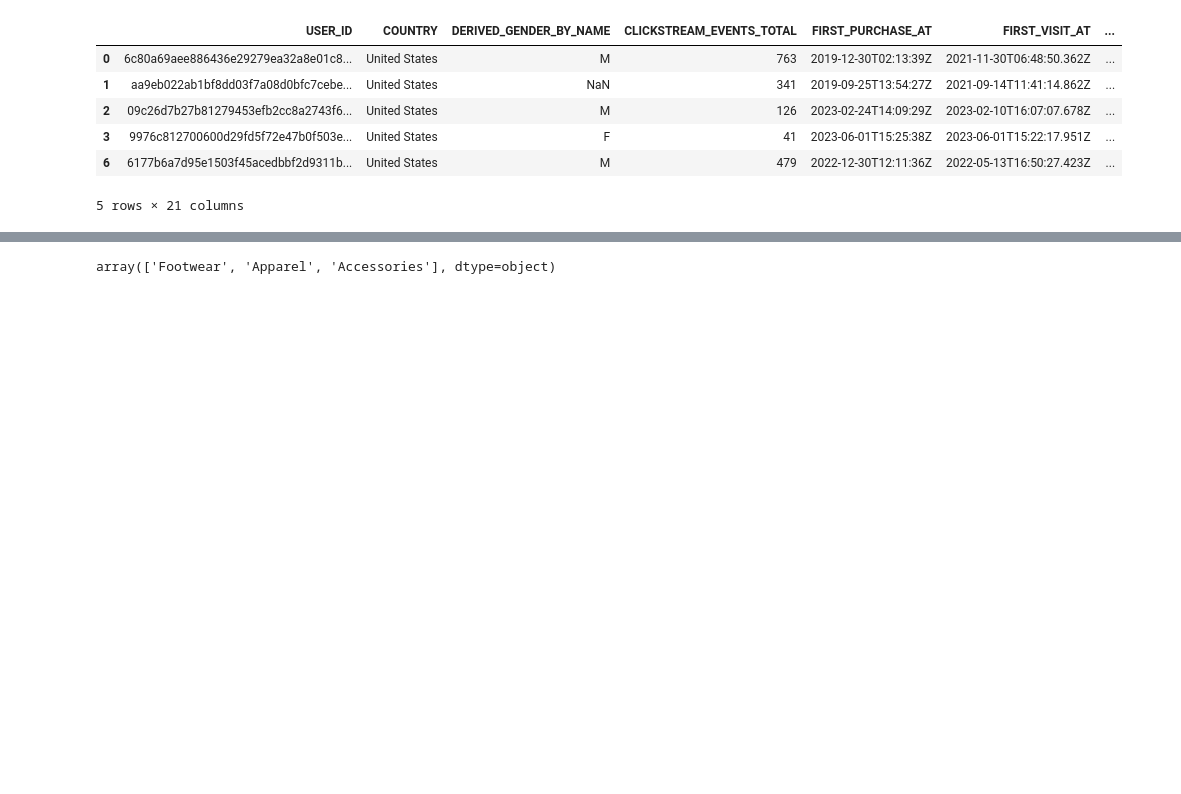
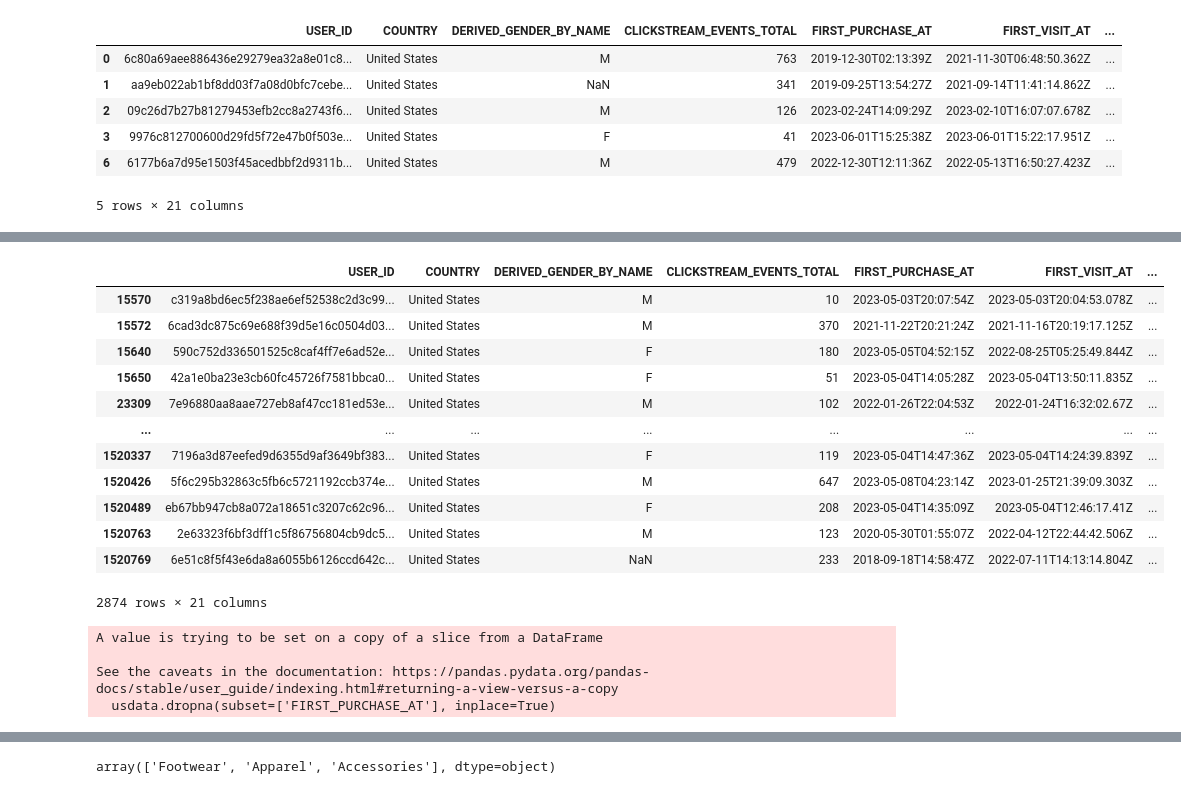
Before and after one commit to wildd96/all-recsys, a Jupyter notebook: eda.ipynb, the cells around one changed output, grey strips where cells are left out. Drawn from its saved outputs; the diff is of its cells as text; code cells hidden in the pictures; blank space fills up the shorter version.

Commit message:
Filling NaN values

```diff
--- a/eda.ipynb
+++ b/eda.ipynb
@@ -96,0 +172,23 @@ usdata.head()
+# %%
+usdata[usdata['PRICE_INFORMATION'].isna()]
+# %% [output]
+|  | USER_ID | COUNTRY | DERIVED_GENDER_BY_NAME | CLICKSTREAM_EVENTS_TOTAL | FIRST_PURCHASE_AT | FIRST_VISIT_AT | ... |
+| 15570 | c319a8bd6ec5f238ae6ef52538c2d3c99... | United States | M | 10 | 2023-05-03T20:07:54Z | 2023-05-03T20:04:53.078Z | ... |
+| 15572 | 6cad3dc875c69e688f39d5e16c0504d03... | United States | M | 370 | 2021-11-22T20:21:24Z | 2021-11-16T20:19:17.125Z | ... |
+| 15640 | 590c752d336501525c8caf4ff7e6ad52e... | United States | F | 180 | 2023-05-05T04:52:15Z | 2022-08-25T05:25:49.844Z | ... |
+| 15650 | 42a1e0ba23e3cb60fc45726f7581bbca0... | United States | F | 51 | 2023-05-04T14:05:28Z | 2023-05-04T13:50:11.835Z | ... |
+| 23309 | 7e96880aa8aae727eb8af47cc181ed53e... | United States | M | 102 | 2022-01-26T22:04:53Z | 2022-01-24T16:32:02.67Z | ... |
+| ... | ... | ... | ... | ... | ... | ... | ... |
+| 1520337 | 7196a3d87eefed9d6355d9af3649bf383... | United States | F | 119 | 2023-05-04T14:47:36Z | 2023-05-04T14:24:39.839Z | ... |
+| 1520426 | 5f6c295b32863c5fb6c5721192ccb374e... | United States | M | 647 | 2023-05-08T04:23:14Z | 2023-01-25T21:39:09.303Z | ... |
+| 1520489 | eb67bb947cb8a072a18651c3207c62c96... | United States | F | 208 | 2023-05-04T14:35:09Z | 2023-05-04T12:46:17.41Z | ... |
+| 1520763 | 2e63323f6bf3dff1c5f86756804cb9dc5... | United States | M | 123 | 2020-05-30T01:55:07Z | 2022-04-12T22:44:42.506Z | ... |
+| 1520769 | 6e51c8f5f43e6da8a6055b6126ccd642c... | United States | NaN | 233 | 2018-09-18T14:58:47Z | 2022-07-11T14:13:14.804Z | ... |
+2874 rows × 21 columns
+# %%
+usdata.dropna(subset=['FIRST_PURCHASE_AT'], inplace=True)
+# %% [output]
+A value is trying to be set on a copy of a slice from a DataFrame
+
+See the caveats in the documentation: https://pandas.pydata.org/pandas-docs/stable/user_guide/indexing.html#returning-a-view-versus-a-copy
+  usdata.dropna(subset=['FIRST_PURCHASE_AT'], inplace=True)
```
Also changed, not shown: parts of 15 cells of this notebook.
